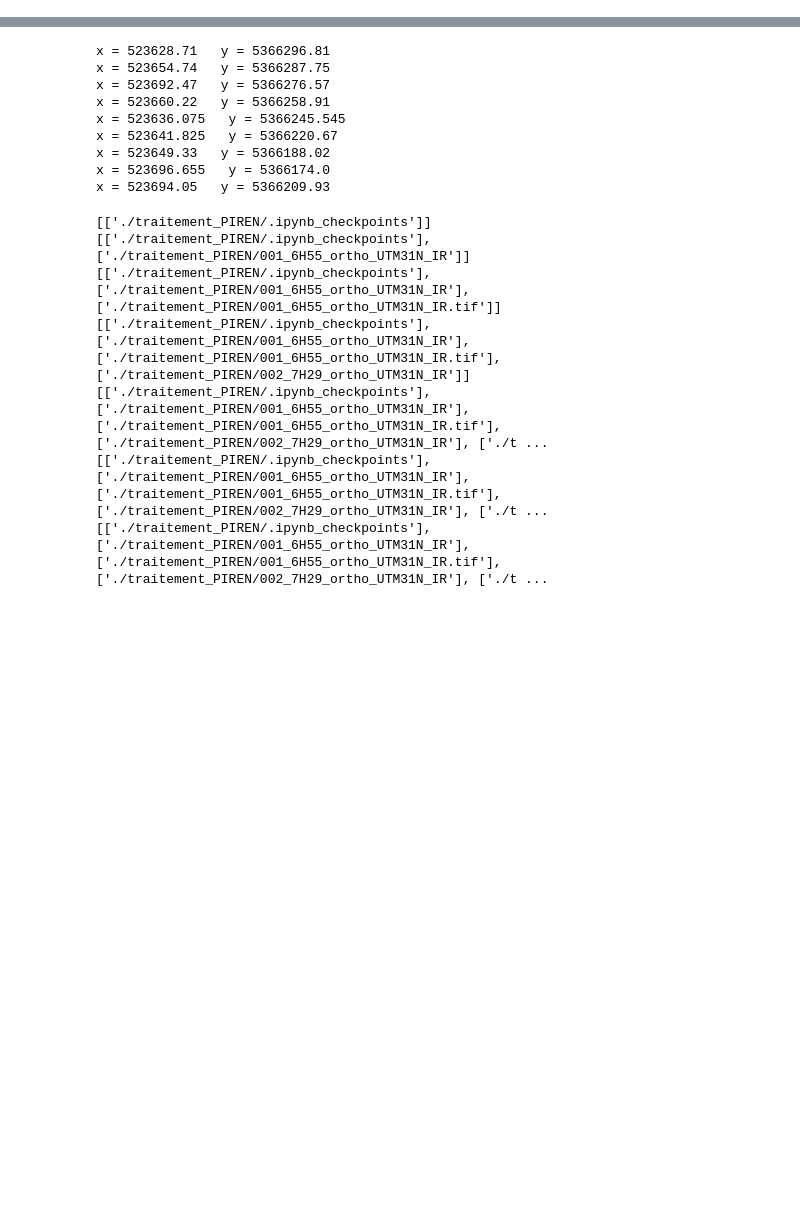
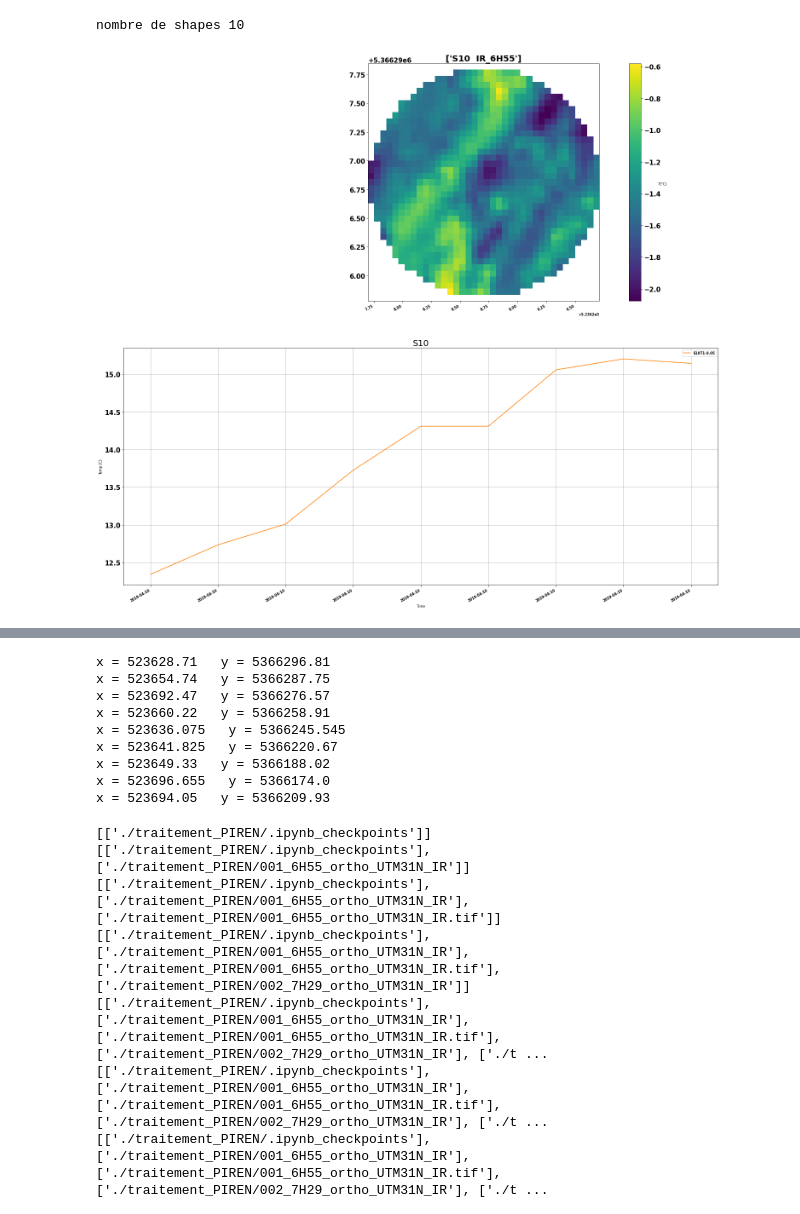
Before and after one commit to a-ayari03/UAV-PIREN, a Jupyter notebook: Main_AA_lecture_IR.ipynb, the cells around one changed output, grey strips where cells are left out. Saved outputs shown, nothing was run; the diff lists cells and outputs as text; code cells hidden in the pictures; blank space fills up the shorter version.

```diff
--- a/Main_AA_lecture_IR.ipynb
+++ b/Main_AA_lecture_IR.ipynb
@@ -43,0 +207,15 @@ len(Shape_to_json)
+# %%
+### Crée des Tableaux pour chaque sonde selon leur nom : RawS1,RawS2,..
+### Et un dictionnaire associee
+
+ls_path = path_sonde()
+name_SONDE =[]
+name_SONDE=name_sonde(ls_path,name_SONDE)
+dict_sonde = {}
+for i,ls_path_sonde in enumerate(ls_path):
+    locals()['Raw%s' % name_SONDE[i]] = readingtemp(ls_path_sonde[0])
+    dict_sonde[name_SONDE[i]] = ['Raw%s' % name_SONDE[i]]
+
+for name_SONDE in dict_sonde:
+    locals()['slice%s' % name_SONDE] = slice_raw(locals()     [dict_sonde[name_SONDE][0]],date_1,date_2)
+    print(['slice%s' % name_SONDE])
@@ -43,0 +233,61 @@ len(Shape_to_json)
+# %%
+#Methode pour discriminer des IRs
+
+request_IR = ['IR_6H55']
+request_sensor = ["S10"]
+SLICE = sliceS10  ## à remplacer
+
+requested_IR = Piren_IR[request_IR]
+## creation d'un rayon de taille r autour des sensors
+ls_sensor = Sensor_coord["SensorName"] # : toutes les sondes
+ls_coord_circle,Shape_to_json,circle_name = circle_sensor(ls_sensor,Sensor_coord)
+
+#Creat a shape in GeoJSON format in order to be read with rio and
+#serve as mask to crop selected area in the shape
+shapes,shapes_names = circle_to_shape(ls_coord_circle,Shape_to_json,circle_name)
+
+
+requested_names  =  []
+requested_shapes =  []
+requested_ls_coord_circle = []
+for i,names in enumerate(shapes_names) :
+    for k in range(len(request_sensor)) :
+        if names == request_sensor[k] :
+            requested_names.append(names)
+            requested_shapes.append(shapes[i])
+            requested_ls_coord_circle.append(ls_coord_circle[i])
+
+## Creation de mask pour plusieurs images IR
+requested_ls_mask_image, requested_ls_out_transform= IR_mask(requested_IR.loc["IR_src"],requested_shapes,requested_ls_coord_circle)
+#Methode pour discriminer des sondes
+
+## Plot d'un echantillon i = IR , k = Sondes
+lim_min = -10
+lim_max = 20
+len_IR = len(requested_ls_mask_image)
+len_shapes = len(requested_shapes)
+step = 1
+
+font = {'family' : 'DejaVu Sans',
+        'weight' : 'bold',
+        'size'   : 28 }
+
+plt.rc('font', **font)
+
+
+
+fig_IR,axtemp=plt.subplots(2,1,figsize=(25,25))
+
+for i in range(len_IR) :
+    for k,mask_image in enumerate(requested_ls_mask_image[i]) :
+        sub_fig = axtemp[0].imshow(mask_image[0],cmap ='viridis')#,vmin = lim_min,vmax = lim_max)
+        sub =show(mask_image, transform= requested_ls_out_transform[i],
+            ax=axtemp[0],title=[requested_names[k]+'  '+request_IR[i]])#,vmin = lim_min,vmax = lim_max)
+
+        sub_fig_colorbar=fig_IR.colorbar(sub_fig,ax = axtemp[0])
+        sub_fig_colorbar.set_label('T(°C)', rotation=0)
+
+plottingtemp_single_label_IR(SLICE,fig_IR,axtemp[1],'T4',step)
+# %% [output]
+nombre de shapes 10
+[figure, added]
```
Also changed, not shown: parts of 44 cells of this notebook, 11 other files.
